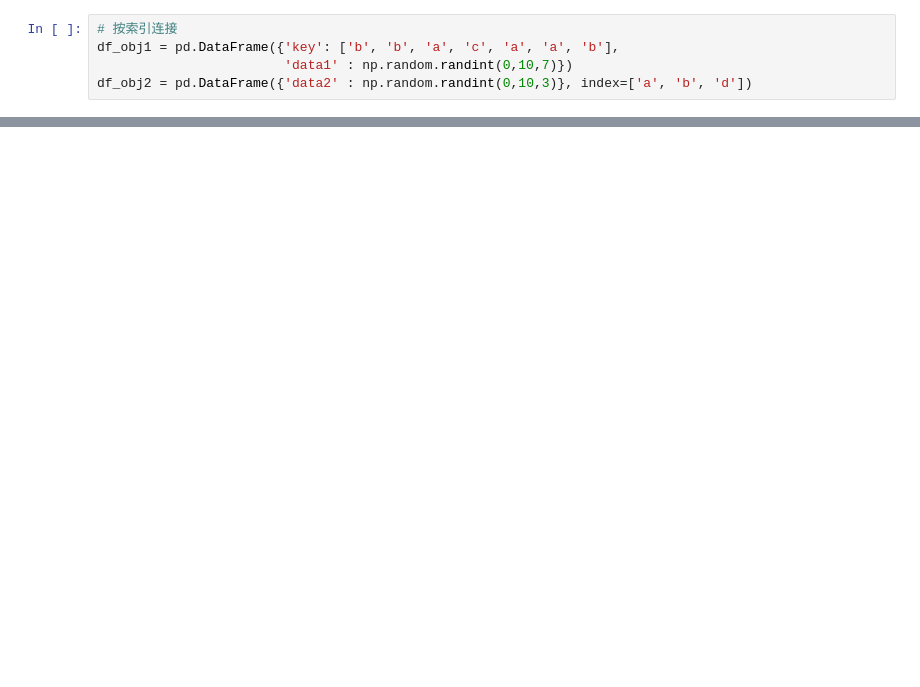
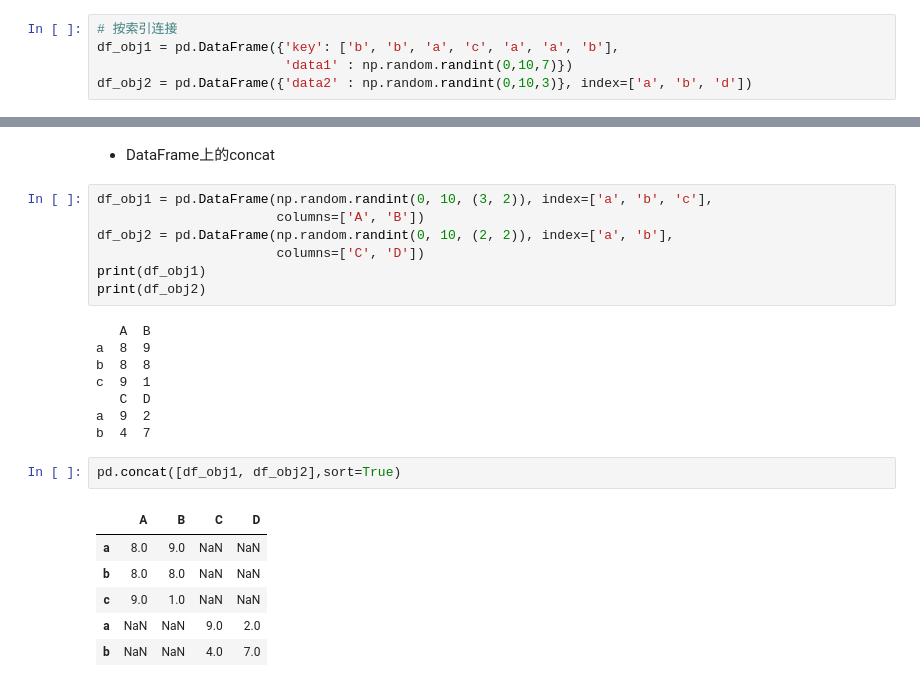
Before and after one commit to SlimAnthony/Pandas_Experiments, a Jupyter notebook: 07_data_preparation.ipynb, the cells around one changed output, grey strips where cells are left out. Saved outputs shown, nothing was run; the diff lists cells and outputs as text; blank space fills up the shorter version.

```diff
--- a/07_data_preparation.ipynb
+++ b/07_data_preparation.ipynb
@@ -208,0 +341,26 @@ pd.merge(df_obj1, df_obj2, left_on='key', right_index=True)
+# %% [markdown]
+* DataFrame上的concat
+# %%
+df_obj1 = pd.DataFrame(np.random.randint(0, 10, (3, 2)), index=['a', 'b', 'c'],
+                       columns=['A', 'B'])
+df_obj2 = pd.DataFrame(np.random.randint(0, 10, (2, 2)), index=['a', 'b'],
+                       columns=['C', 'D'])
+print(df_obj1)
+print(df_obj2)
+# %% [output]
+   A  B
+a  8  9
+b  8  8
+c  9  1
+   C  D
+a  9  2
+b  4  7
+# %%
+pd.concat([df_obj1, df_obj2],sort=True)
+# %% [output]
+|  | A | B | C | D |
+| a | 8.0 | 9.0 | NaN | NaN |
+| b | 8.0 | 8.0 | NaN | NaN |
+| c | 9.0 | 1.0 | NaN | NaN |
+| a | NaN | NaN | 9.0 | 2.0 |
+| b | NaN | NaN | 4.0 | 7.0 |
```
Also changed, not shown: parts of 40 cells of this notebook.
